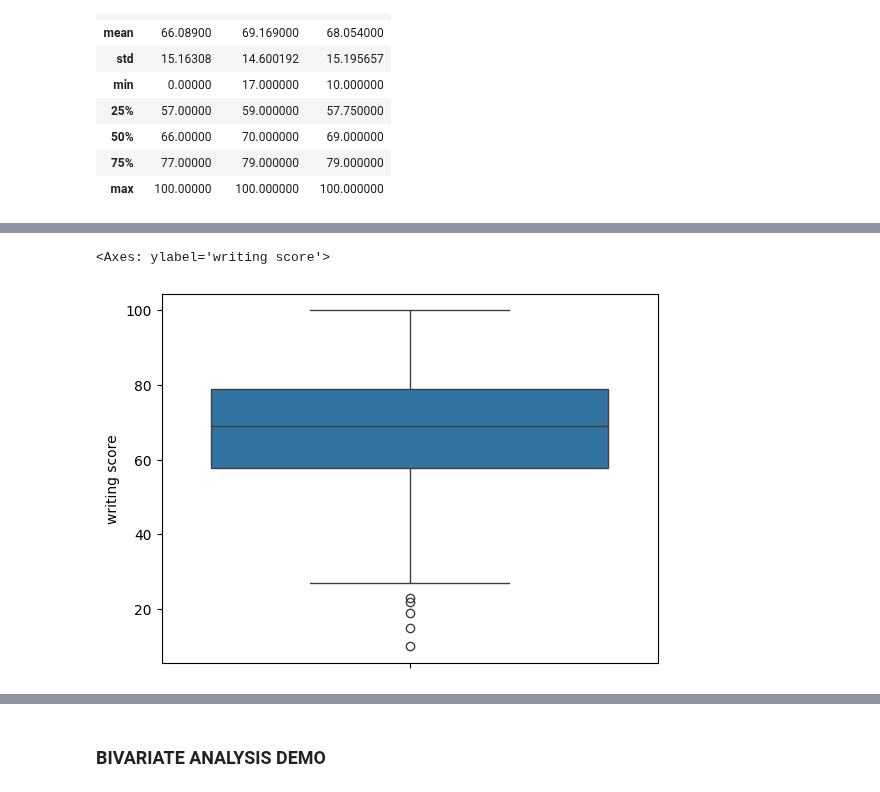
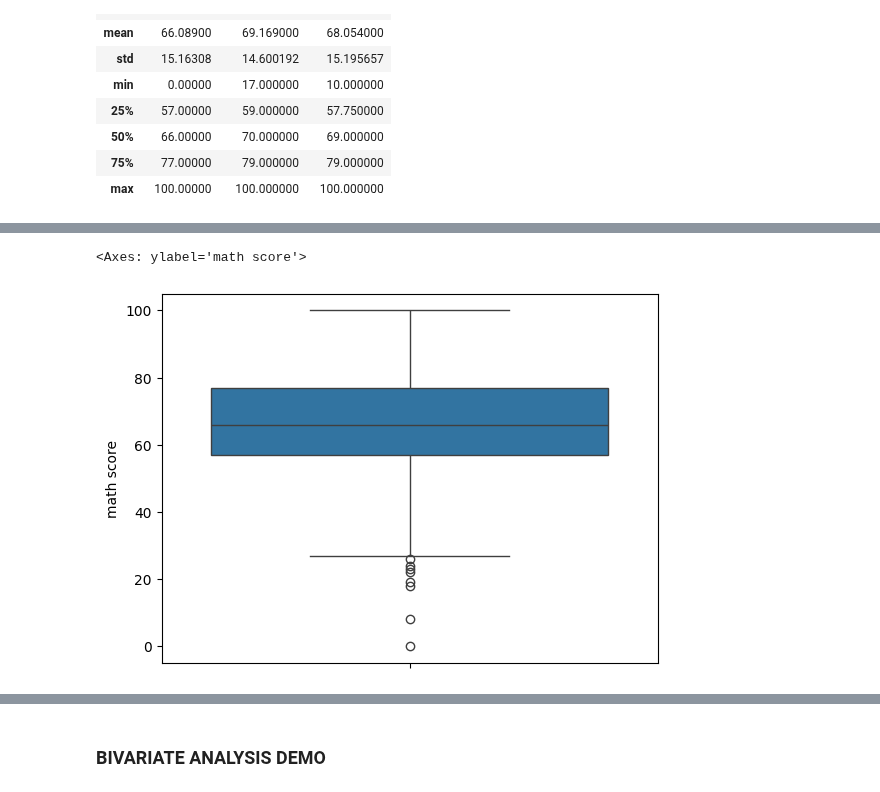
Before and after one commit to sbccas/data-analytics-using-python, a Jupyter notebook: 2_Lecture_Notes/OurLabDemos.ipynb, the cells around one changed output, grey strips where cells are left out. Cells and saved outputs as stored; diff of their text form; code cells hidden in the pictures.

```diff
--- a/2_Lecture_Notes/OurLabDemos.ipynb
+++ b/2_Lecture_Notes/OurLabDemos.ipynb
@@ -374,8 +376,8 @@ stud.describe()
 # %%
 # BOXPLOT ANALYSIS on Student Dataset
-sns.boxplot(stud['writing score'])
+sns.boxplot(stud['math score'])
 # %% [output]
-<Axes: ylabel='writing score'>
+<Axes: ylabel='math score'>
-[figure, old version]
+[figure, new version]
 # %%
 # BOXPLOT ANALYSIS on Titanic Dataset
```
Also changed, not shown: parts of 22 cells of this notebook.
